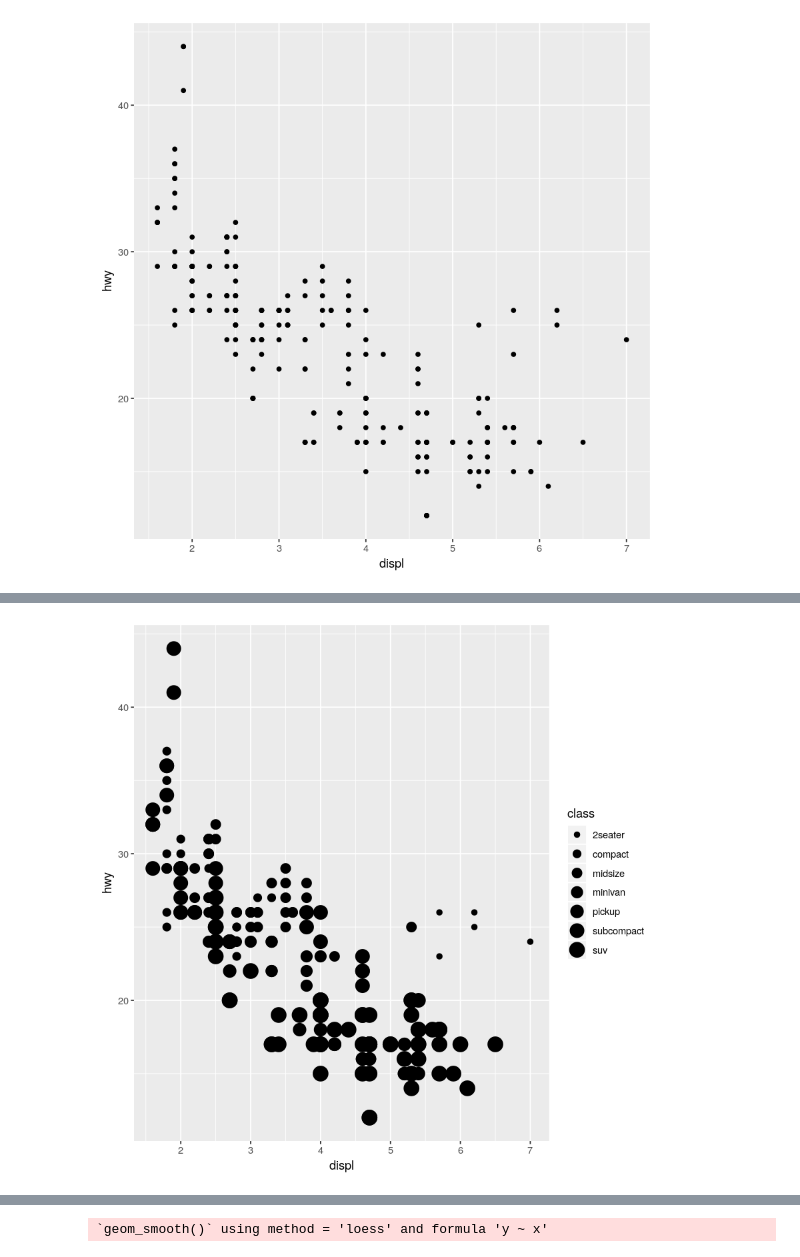
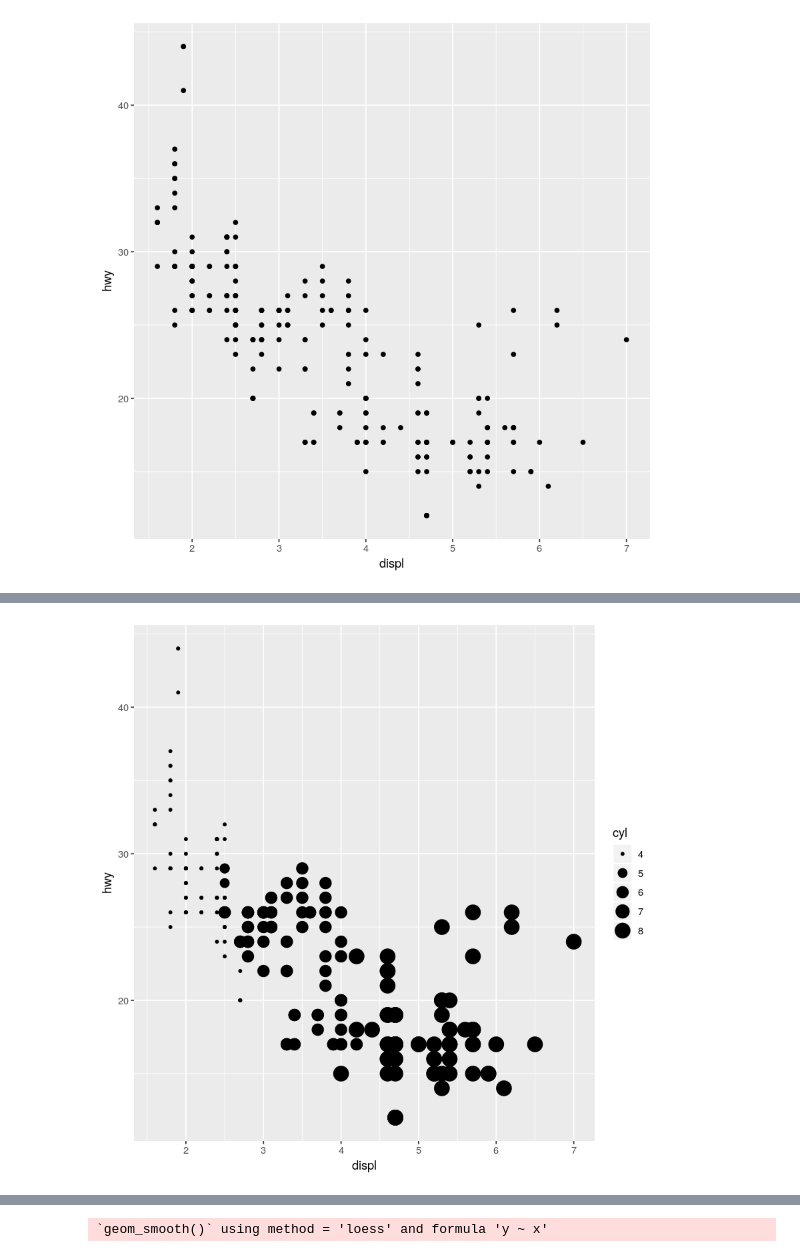
Before and after one commit to nithinivi/DataScienceInR, a Jupyter notebook: 03-Data_frames_and_Visualisations.ipynb, the cells around one changed output, grey strips where cells are left out. Saved outputs shown, nothing was run; the diff lists cells and outputs as text; code cells hidden in the pictures.

```diff
--- a/03-Data_frames_and_Visualisations.ipynb
+++ b/03-Data_frames_and_Visualisations.ipynb
@@ -241,5 +355,5 @@ ggplot(data = mpg) +
 [figure]
 # %%
 ggplot(data = mpg) +
-  geom_point(mapping = aes(x = displ, y = hwy, size = class))
+  geom_point(mapping = aes(x = displ, y = hwy, size = cyl))
 # %% [output]
@@ -248,4 +360,4 @@ Warning message:
-[figure, old version]
+[figure, new version]
 # %%
 ggplot(data = mpg) +
   geom_point(mapping = aes(x = displ, y = hwy,
```
Also changed, not shown: parts of 33 cells of this notebook, 3 other files.
